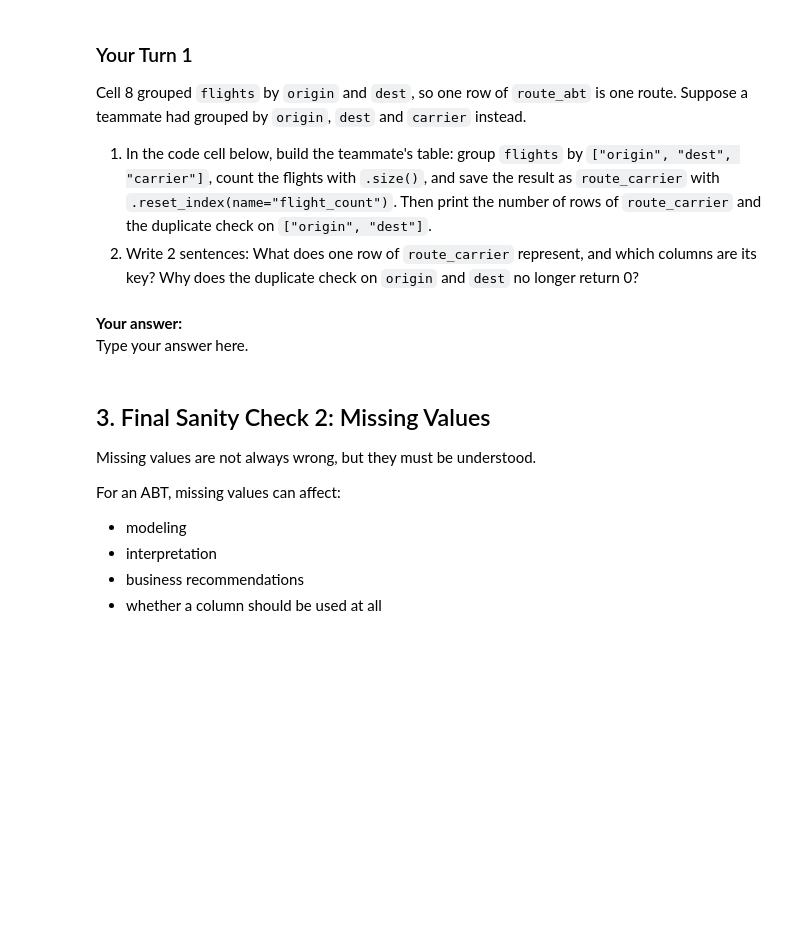
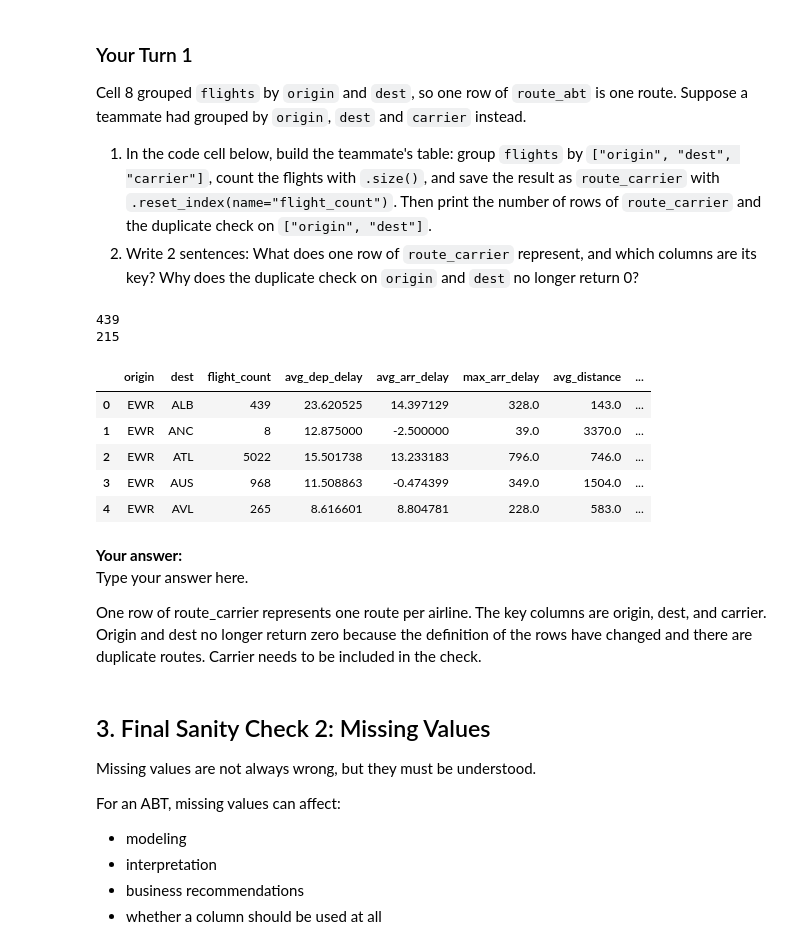
Before and after one commit to Microdrig1/BAN6003week11-ABT-documentation-, a Jupyter notebook: notebooks/module11_abt_documentation_guided_lab.ipynb, the cells around one changed output. Cells and saved outputs as stored; diff of their text form; code cells hidden in the pictures; blank space fills up the shorter version.

```diff
--- a/notebooks/module11_abt_documentation_guided_lab.ipynb
+++ b/notebooks/module11_abt_documentation_guided_lab.ipynb
@@ -147,11 +172,36 @@ Cell 8 grouped `flights` by `origin` and `dest`, so one row of `route_abt` is on
 # %%
 # Your Turn 1
 # Build route_carrier: group flights by origin, dest and carrier, count with .size(),
 # then .reset_index(name="flight_count").
 # Print len(route_carrier) and the duplicate check on ["origin", "dest"] (same code as in the cell above).
+
+route_carrier = (
+    flights
+    .groupby(["origin", "dest", "carrier"])
+    .size()
+    .reset_index(name="flight_count")
+)
+
+print(len(route_carrier))
+print(route_carrier.duplicated(subset=["origin", "dest"]).sum())
+
+
+route_abt.head()
+# %% [output]
+439
+215
+|  | origin | dest | flight_count | avg_dep_delay | avg_arr_delay | max_arr_delay | avg_distance | ... |
+| 0 | EWR | ALB | 439 | 23.620525 | 14.397129 | 328.0 | 143.0 | ... |
+| 1 | EWR | ANC | 8 | 12.875000 | -2.500000 | 39.0 | 3370.0 | ... |
+| 2 | EWR | ATL | 5022 | 15.501738 | 13.233183 | 796.0 | 746.0 | ... |
+| 3 | EWR | AUS | 968 | 11.508863 | -0.474399 | 349.0 | 1504.0 | ... |
+| 4 | EWR | AVL | 265 | 8.616601 | 8.804781 | 228.0 | 583.0 | ... |
 # %% [markdown]
 **Your answer:**
 Type your answer here.
+
+One row of route_carrier represents one route per airline. The key columns are origin, dest, and carrier.
+Origin and dest no longer return zero because the definition of the rows have changed and there are duplicate routes. Carrier needs to be included in the check.
 # %% [markdown]
 ## 3. Final Sanity Check 2: Missing Values
 
```
Also changed, not shown: parts of 31 cells of this notebook.
